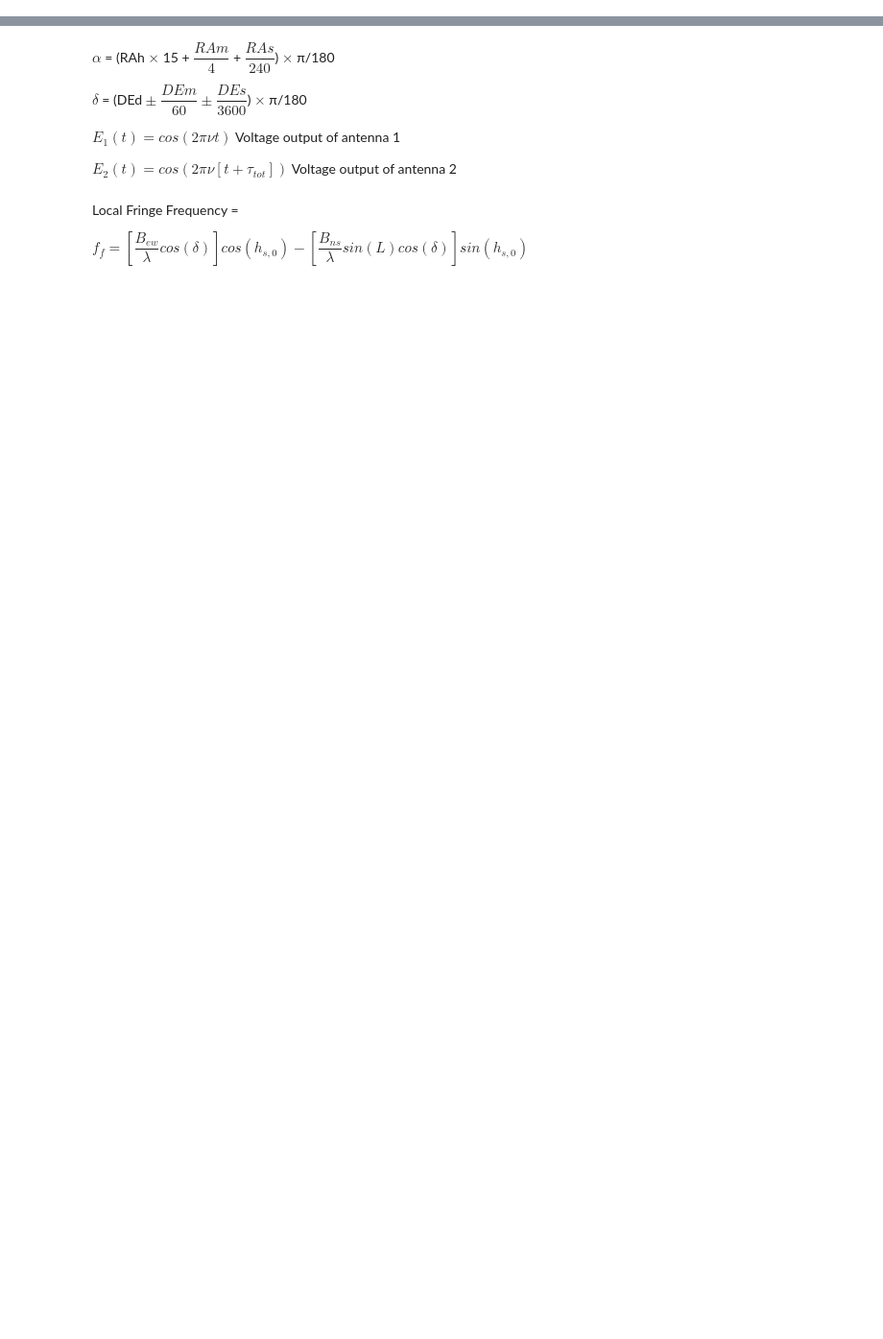
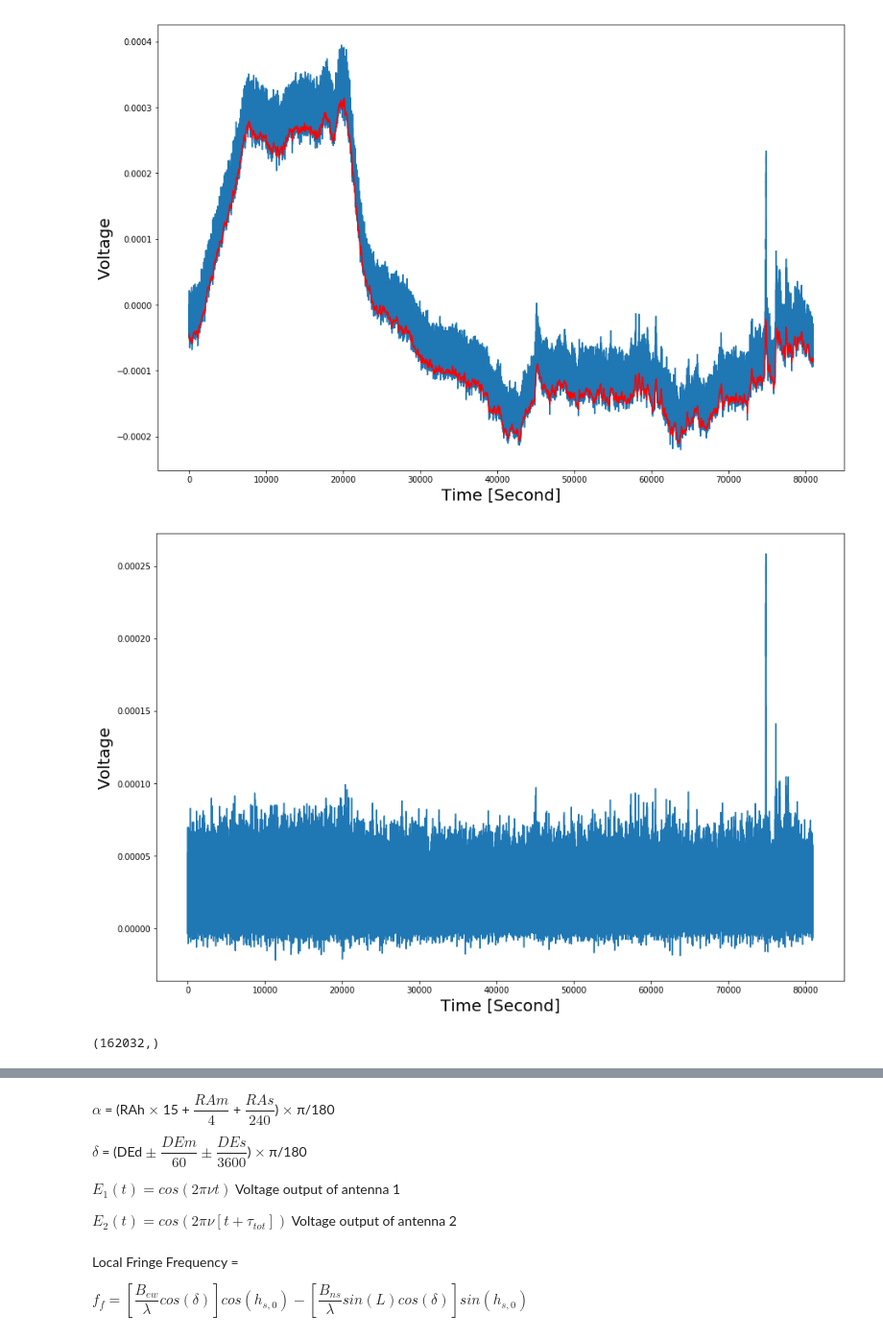
Before and after one commit to ychen38568083/RadioLab, a Jupyter notebook: Lab3.ipynb, the cells around one changed output, grey strips where cells are left out. Shown at 96% size. Saved outputs shown, nothing was run; the diff lists cells and outputs as text; code cells hidden in the pictures; blank space fills up the shorter version.

```diff
--- a/Lab3.ipynb
+++ b/Lab3.ipynb
@@ -5,12 +7 @@ import scipy as sci
 %matplotlib inline
-# %%
-Timez = np.array([])
-Voltz = np.array([])
-for i in np.arange(39):
-    x = np.load('Lab3CassA/CasA_{}.npz'.format(i))['tt']
-    y = np.load('Lab3CassA/CasA_{}.npz'.format(i))['v']
-    Timez = np.append(Timez, x)
-    Voltz = np.append(Voltz, y)
-
-plt.plot(Timez,Voltz)
-plt.show()
@@ -31,0 +142,21 @@ plt.show()
+# %%
+cv = airPLS(Voltz, lambda_=100)
+plt.figure(figsize=(15,10))
+plt.plot(Timez,Voltz)
+plt.plot(Timez, cv, 'r-')
+plt.xlabel('Time [Second]', fontsize=20)
+plt.ylabel('Voltage', fontsize=20)
+plt.show()
+bsub = Voltz - cv
+plt.figure(figsize=(15,10))
+plt.plot(Timez, bsub)
+plt.xlabel('Time [Second]', fontsize=20)
+plt.ylabel('Voltage', fontsize=20)
+#plt.xlim(140000, 155000)
+plt.show()
+
+print(cv.shape)
+# %% [output]
+[figure, added]
+[figure, added]
+(162032,)
```
Also changed, not shown: parts of 21 cells of this notebook, 1 other file.
